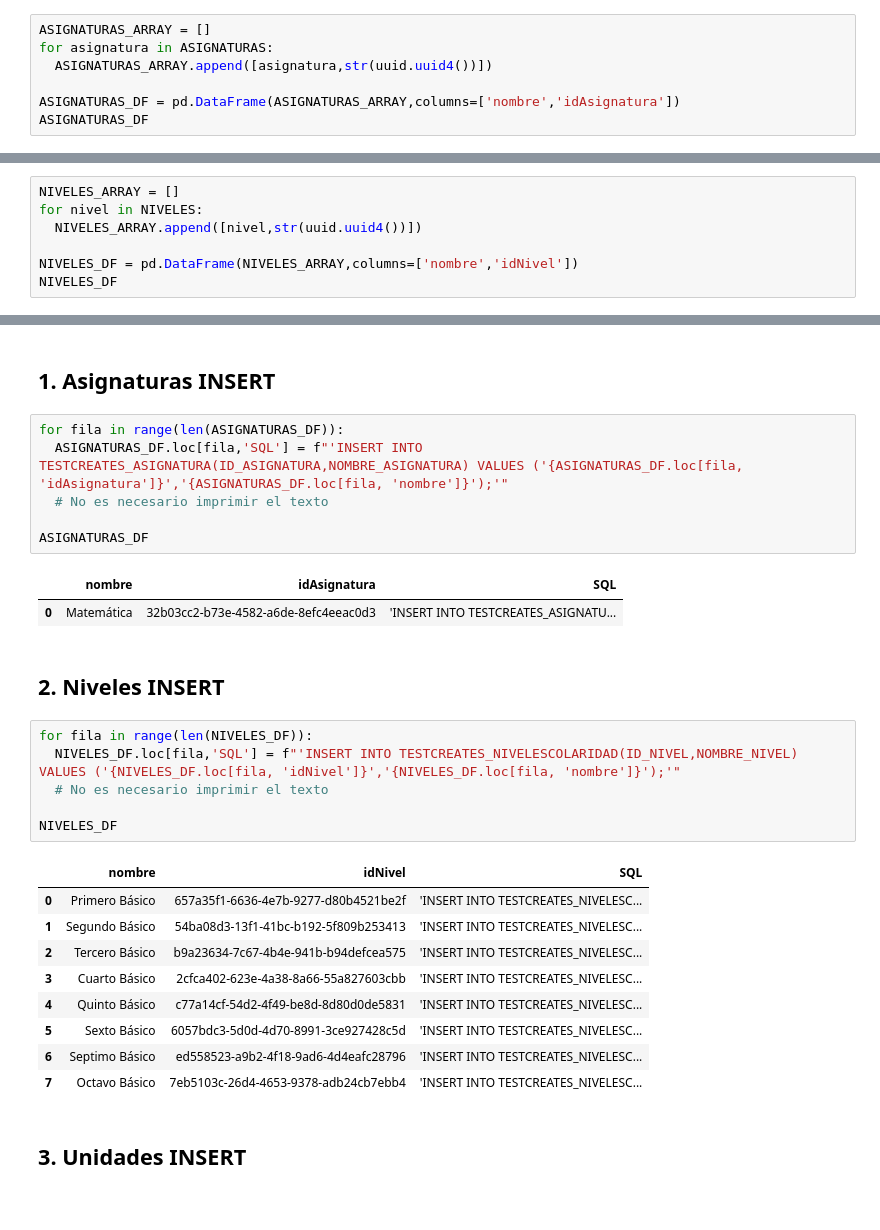
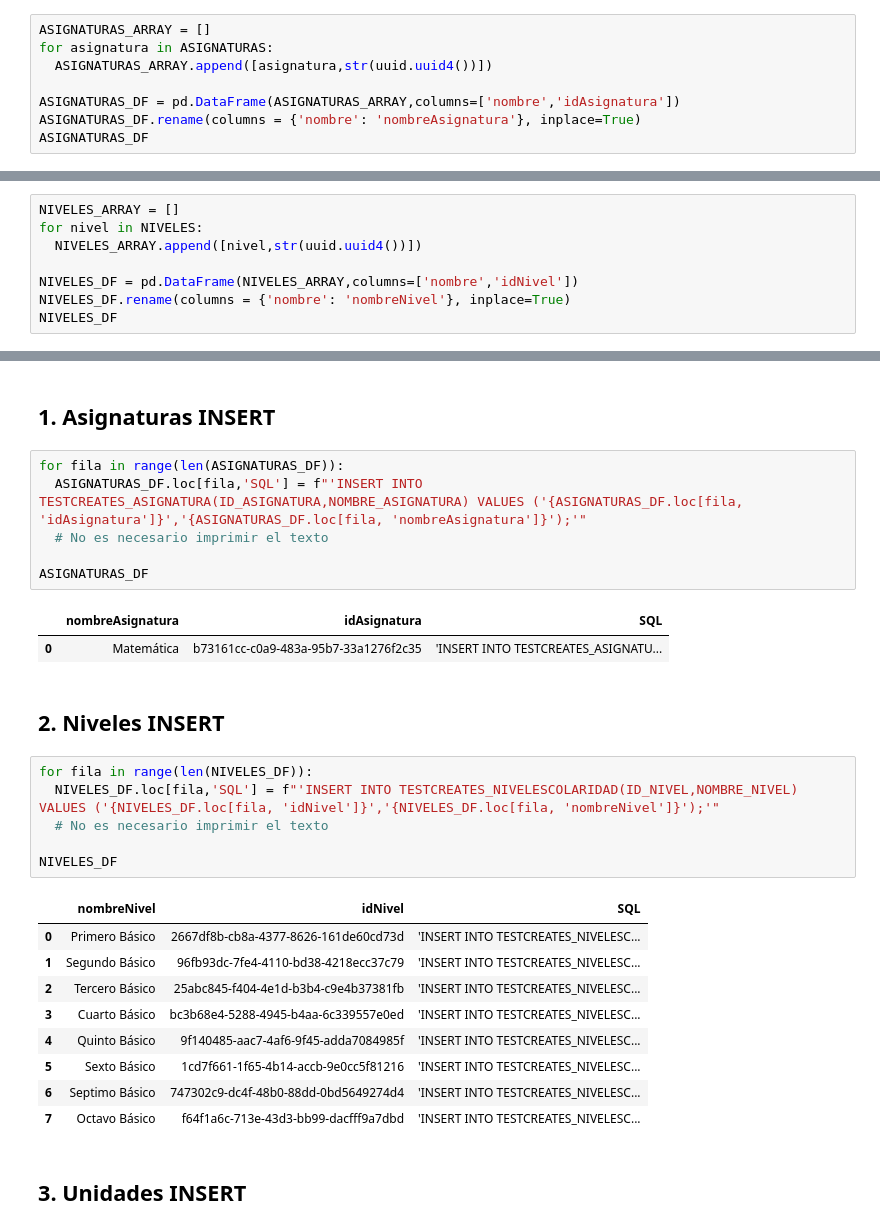
Before and after one commit to Bigote93/APIMINEDUC, a Jupyter notebook: APiGOB.ipynb, the cells around one changed output, grey strips where cells are left out. Drawn from its saved outputs; the diff is of its cells as text.

```diff
--- a/APiGOB.ipynb
+++ b/APiGOB.ipynb
@@ -35,5 +45,6 @@ for asignatura in ASIGNATURAS:
   ASIGNATURAS_ARRAY.append([asignatura,str(uuid.uuid4())])
 
 ASIGNATURAS_DF = pd.DataFrame(ASIGNATURAS_ARRAY,columns=['nombre','idAsignatura'])
+ASIGNATURAS_DF.rename(columns = {'nombre': 'nombreAsignatura'}, inplace=True)
 ASIGNATURAS_DF
 # %% [output]
@@ -47,5 +58,6 @@ for nivel in NIVELES:
   NIVELES_ARRAY.append([nivel,str(uuid.uuid4())])
 
 NIVELES_DF = pd.DataFrame(NIVELES_ARRAY,columns=['nombre','idNivel'])
+NIVELES_DF.rename(columns = {'nombre': 'nombreNivel'}, inplace=True)
 NIVELES_DF
 # %% [output]
@@ -239,31 +281,31 @@ Se ha creado el archivo '/content/drive/MyDrive/Taller de Desarrollo Soluciones
 ## 1. Asignaturas INSERT
 # %%
 for fila in range(len(ASIGNATURAS_DF)):
-  ASIGNATURAS_DF.loc[fila,'SQL'] = f"'INSERT INTO TESTCREATES_ASIGNATURA(ID_ASIGNATURA,NOMBRE_ASIGNATURA) VALUES ('{ASIGNATURAS_DF.loc[fila, 'idAsignatura']}','{ASIGNATURAS_DF.loc[fila, 'nombre']}');'"
+  ASIGNATURAS_DF.loc[fila,'SQL'] = f"'INSERT INTO TESTCREATES_ASIGNATURA(ID_ASIGNATURA,NOMBRE_ASIGNATURA) VALUES ('{ASIGNATURAS_DF.loc[fila, 'idAsignatura']}','{ASIGNATURAS_DF.loc[fila, 'nombreAsignatura']}');'"
   # No es necesario imprimir el texto
 
 ASIGNATURAS_DF
 # %% [output]
-|  | nombre | idAsignatura | SQL |
-| 0 | Matemática | 32b03cc2-b73e-4582-a6de-8efc4eeac0d3 | 'INSERT INTO TESTCREATES_ASIGNATU... |
+|  | nombreAsignatura | idAsignatura | SQL |
+| 0 | Matemática | b73161cc-c0a9-483a-95b7-33a1276f2c35 | 'INSERT INTO TESTCREATES_ASIGNATU... |
 # %% [markdown]
 ## 2. Niveles INSERT
 # %%
 for fila in range(len(NIVELES_DF)):
-  NIVELES_DF.loc[fila,'SQL'] = f"'INSERT INTO TESTCREATES_NIVELESCOLARIDAD(ID_NIVEL,NOMBRE_NIVEL) VALUES ('{NIVELES_DF.loc[fila, 'idNivel']}','{NIVELES_DF.loc[fila, 'nombre']}');'"
+  NIVELES_DF.loc[fila,'SQL'] = f"'INSERT INTO TESTCREATES_NIVELESCOLARIDAD(ID_NIVEL,NOMBRE_NIVEL) VALUES ('{NIVELES_DF.loc[fila, 'idNivel']}','{NIVELES_DF.loc[fila, 'nombreNivel']}');'"
   # No es necesario imprimir el texto
 
 NIVELES_DF
 # %% [output]
-|  | nombre | idNivel | SQL |
-| 0 | Primero Básico | 657a35f1-6636-4e7b-9277-d80b4521be2f | 'INSERT INTO TESTCREATES_NIVELESC... |
-| 1 | Segundo Básico | 54ba08d3-13f1-41bc-b192-5f809b253413 | 'INSERT INTO TESTCREATES_NIVELESC... |
-| 2 | Tercero Básico | b9a23634-7c67-4b4e-941b-b94defcea575 | 'INSERT INTO TESTCREATES_NIVELESC... |
-| 3 | Cuarto Básico | 2cfca402-623e-4a38-8a66-55a827603cbb | 'INSERT INTO TESTCREATES_NIVELESC... |
-| 4 | Quinto Básico | c77a14cf-54d2-4f49-be8d-8d80d0de5831 | 'INSERT INTO TESTCREATES_NIVELESC... |
-| 5 | Sexto Básico | 6057bdc3-5d0d-4d70-8991-3ce927428c5d | 'INSERT INTO TESTCREATES_NIVELESC... |
-| 6 | Septimo Básico | ed558523-a9b2-4f18-9ad6-4d4eafc28796 | 'INSERT INTO TESTCREATES_NIVELESC... |
-| 7 | Octavo Básico | 7eb5103c-26d4-4653-9378-adb24cb7ebb4 | 'INSERT INTO TESTCREATES_NIVELESC... |
+|  | nombreNivel | idNivel | SQL |
+| 0 | Primero Básico | 2667df8b-cb8a-4377-8626-161de60cd73d | 'INSERT INTO TESTCREATES_NIVELESC... |
+| 1 | Segundo Básico | 96fb93dc-7fe4-4110-bd38-4218ecc37c79 | 'INSERT INTO TESTCREATES_NIVELESC... |
+| 2 | Tercero Básico | 25abc845-f404-4e1d-b3b4-c9e4b37381fb | 'INSERT INTO TESTCREATES_NIVELESC... |
+| 3 | Cuarto Básico | bc3b68e4-5288-4945-b4aa-6c339557e0ed | 'INSERT INTO TESTCREATES_NIVELESC... |
+| 4 | Quinto Básico | 9f140485-aac7-4af6-9f45-adda7084985f | 'INSERT INTO TESTCREATES_NIVELESC... |
+| 5 | Sexto Básico | 1cd7f661-1f65-4b14-accb-9e0cc5f81216 | 'INSERT INTO TESTCREATES_NIVELESC... |
+| 6 | Septimo Básico | 747302c9-dc4f-48b0-88dd-0bd5649274d4 | 'INSERT INTO TESTCREATES_NIVELESC... |
+| 7 | Octavo Básico | f64f1a6c-713e-43d3-bb99-dacfff9a7dbd | 'INSERT INTO TESTCREATES_NIVELESC... |
 # %% [markdown]
 ## 3. Unidades INSERT
 # %%
```
Also changed, not shown: parts of 13 cells of this notebook.
